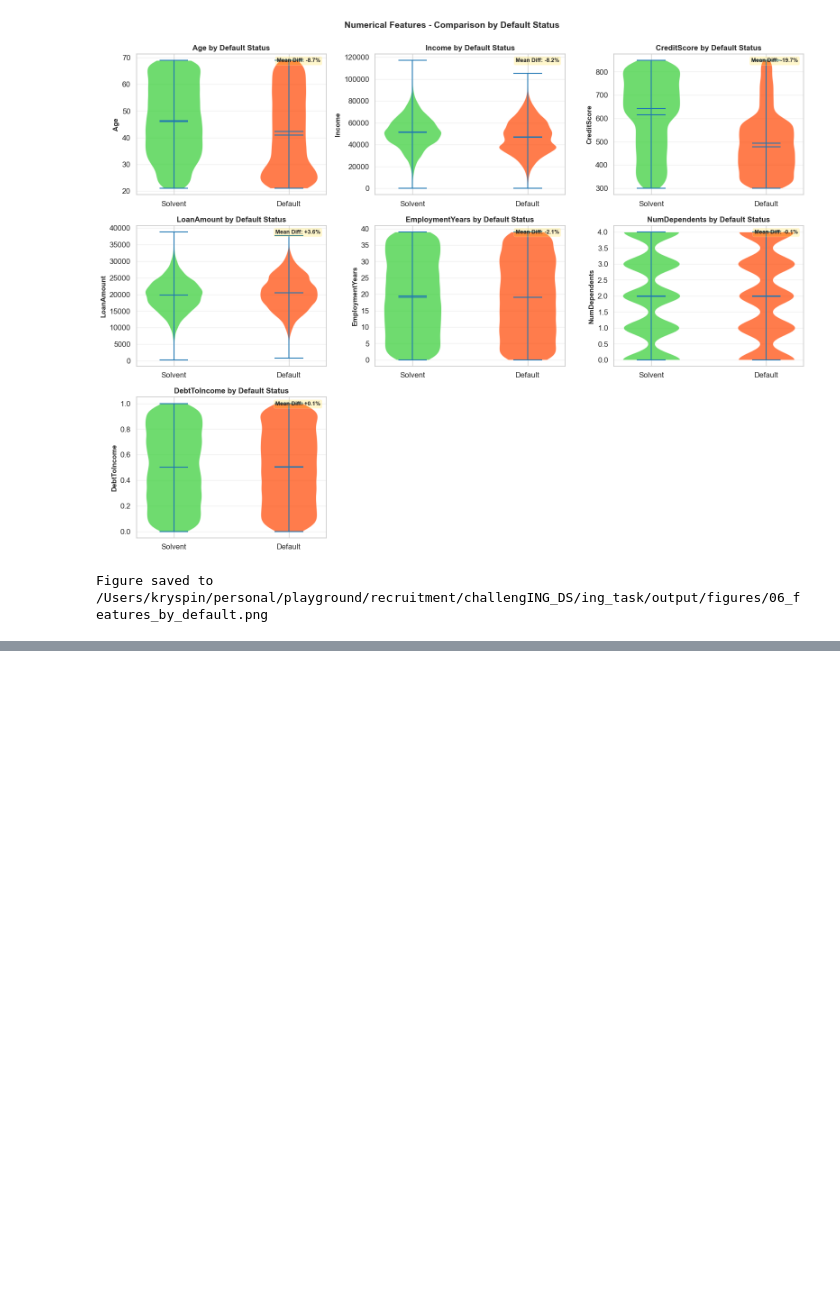
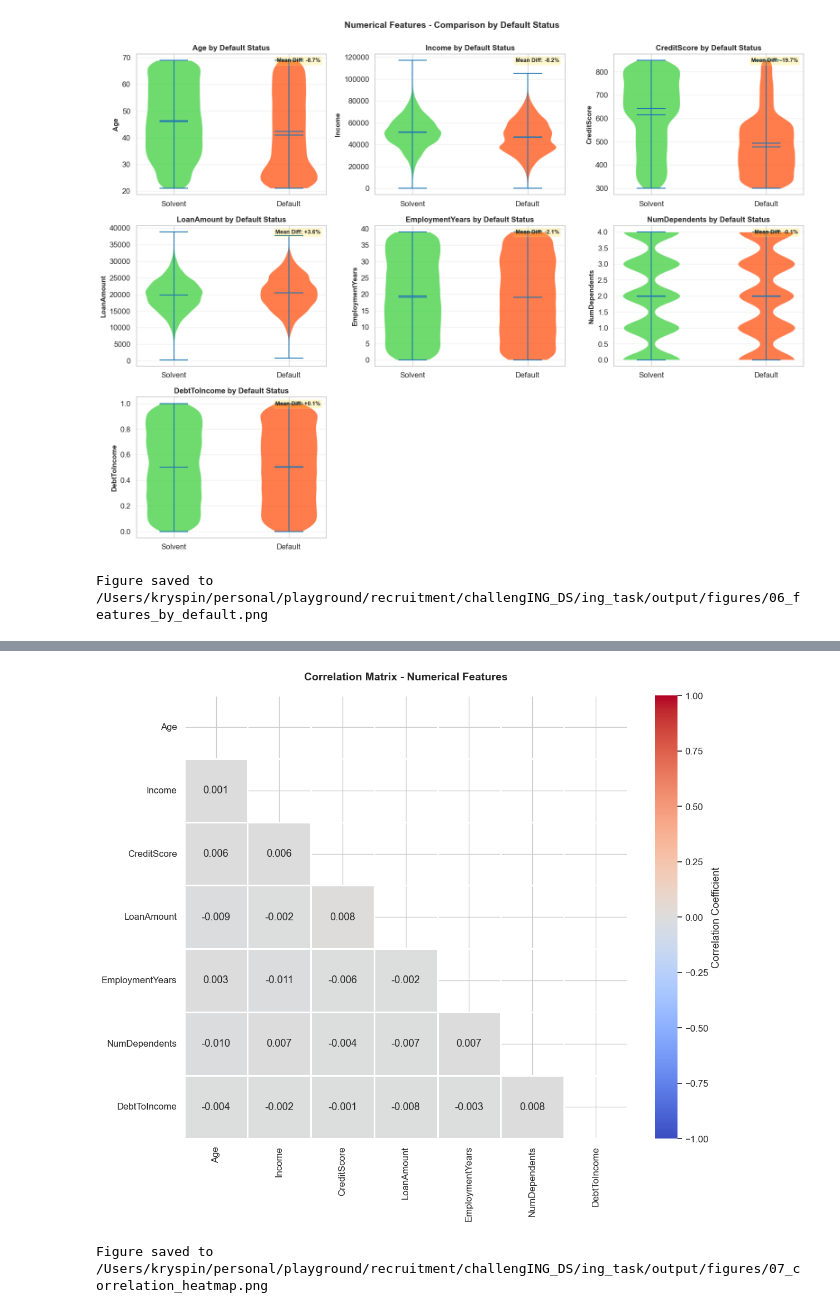
Before and after one commit to expigo/challenging_ds, a Jupyter notebook: notebooks/01_eda.ipynb, the cells around one changed output, grey strips where cells are left out. Saved outputs shown, nothing was run; the diff lists cells and outputs as text; code cells hidden in the pictures; blank space fills up the shorter version.

Commit message:
add correlation analysis with heatmap - no multicollinearity detected

```diff
--- a/notebooks/01_eda.ipynb
+++ b/notebooks/01_eda.ipynb
@@ -1000,0 +1092,31 @@ Figure saved to /Users/kryspin/personal/playground/recruitment/challengING_DS/in
+# %%
+# correlation heatmap
+fig, ax = plt.subplots(figsize=(12, 10))
+
+# mask for upper triangle
+mask = np.triu(np.ones_like(correlation_matrix, dtype=bool))
+
+# heatmap with seaborn
+sns.heatmap(correlation_matrix,
+            mask=mask,
+            annot=True,
+            fmt='.3f',
+            cmap='coolwarm',
+            center=0,
+            square=True,
+            linewidths=1,
+            cbar_kws={'label': 'Correlation Coefficient'},
+            vmin=-1, vmax=1,
+            ax=ax)
+
+ax.set_title('Correlation Matrix - Numerical Features',
+             fontsize=14, fontweight='bold', pad=20)
+
+plt.tight_layout()
+plt.savefig(FIGURES_DIR / '07_correlation_heatmap.png', dpi=300, bbox_inches='tight')
+plt.show()
+
+print(f"Figure saved to {FIGURES_DIR / '07_correlation_heatmap.png'}")
+# %% [output]
+[figure, added]
+Figure saved to /Users/kryspin/personal/playground/recruitment/challengING_DS/ing_task/output/figures/07_correlation_heatmap.png
```
Also changed, not shown: parts of 2 cells of this notebook.
